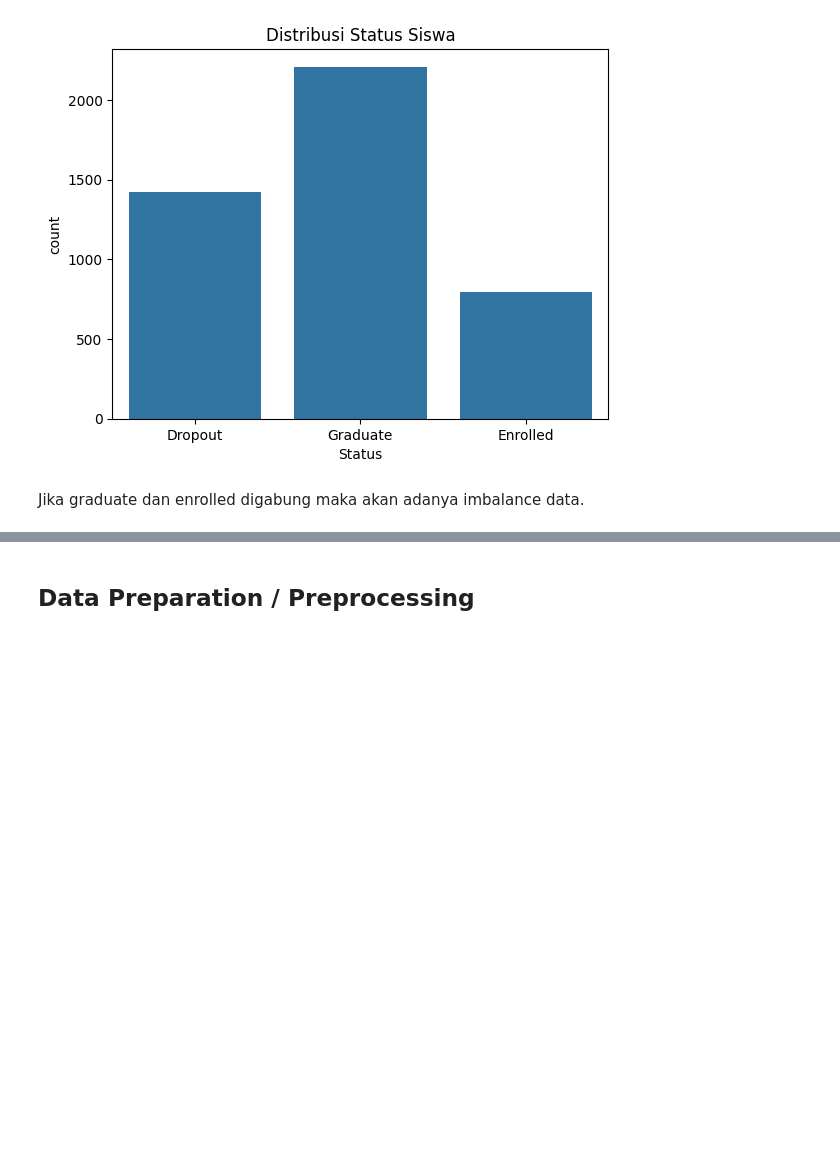
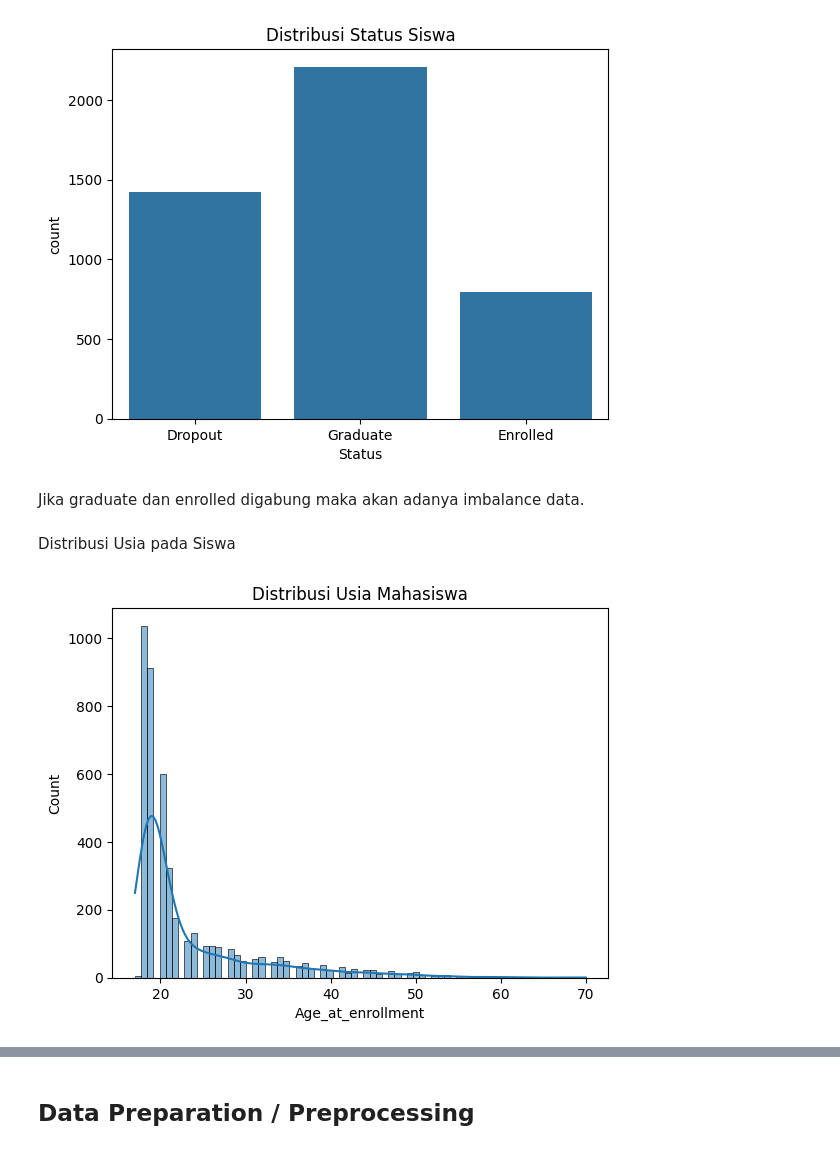
Before and after one commit to NiaPutri23/Edutech-Dropout, a Jupyter notebook: notebook.ipynb, the cells around one changed output, grey strips where cells are left out. Cells and saved outputs as stored; diff of their text form; code cells hidden in the pictures; blank space fills up the shorter version.

```diff
--- a/notebook.ipynb
+++ b/notebook.ipynb
@@ -183,3 +183,11 @@ plt.show()
 [figure]
 # %% [markdown]
 Jika graduate dan enrolled digabung maka akan adanya imbalance data.
+# %% [markdown]
+Distribusi Usia pada Siswa
+# %%
+sns.histplot(df['Age_at_enrollment'], kde=True)
+plt.title('Distribusi Usia Mahasiswa')
+plt.show()
+# %% [output]
+[figure, added]
```
Also changed, not shown: parts of 10 cells of this notebook, 6 other files.
